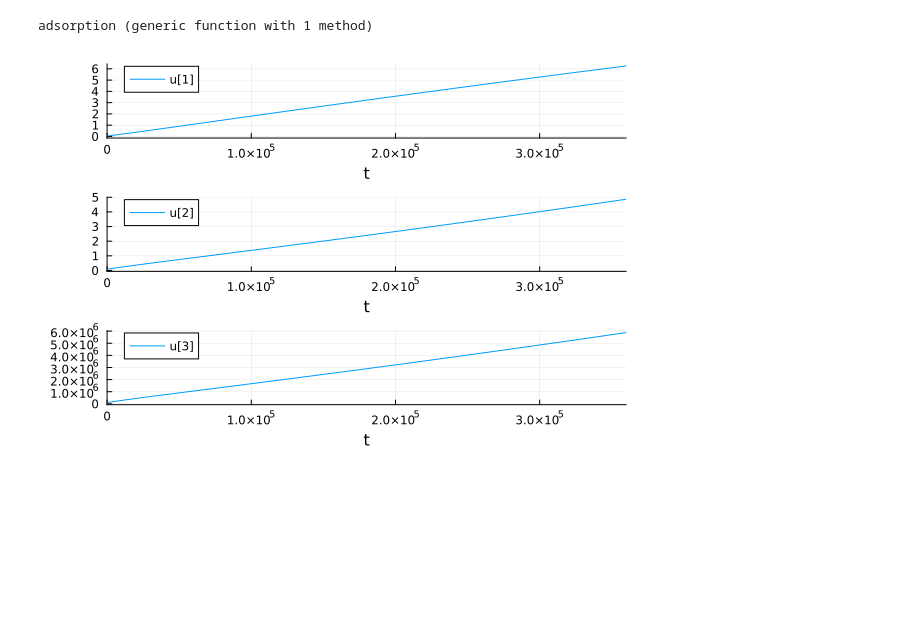
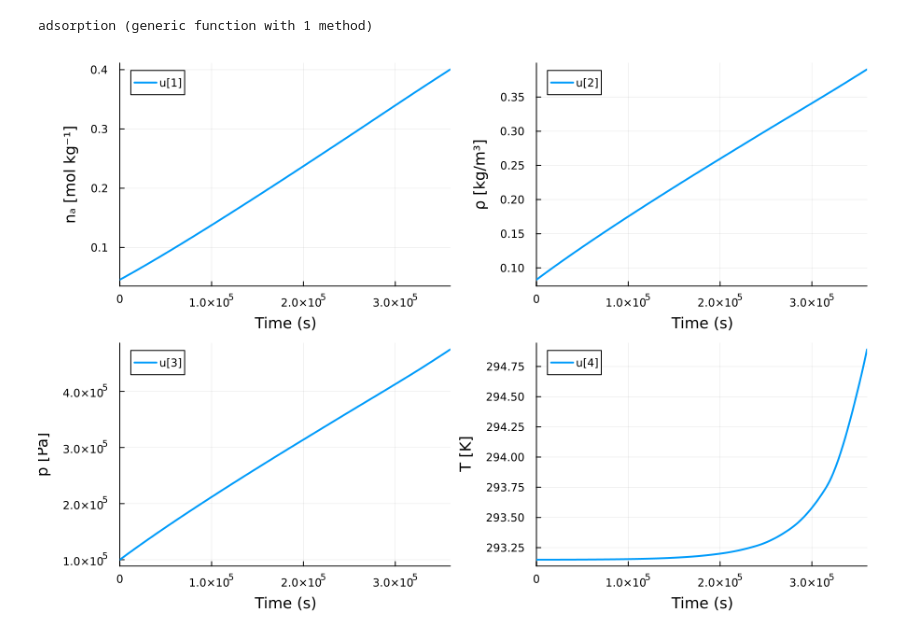
Before and after one commit to Kieraan/hydrogen_adsorption, a Jupyter notebook: spherical-adsorption_lumped.ipynb, the cells around one changed output. Cells and saved outputs as stored; diff of their text form; code cells hidden in the pictures; blank space fills up the shorter version.

Commit message:
Solved system with better graphs

```diff
--- a/spherical-adsorption_lumped.ipynb
+++ b/spherical-adsorption_lumped.ipynb
@@ -26,11 +31,12 @@ n_A es u[0],rho_H2 es u[1]
 # %%
+# Non lumped version of the model parameters
 # Adsorption
 ε = 0.49 # Porosity
 ρ_b = 517.6 # Activated carbon density / kg m^-3
 MW = 2.0159 * 10^-3 # kg/mol
-V = 1.5e-4 # Tank volume
+V = 2.4946e-3 # Tank volume
 ṁₛ = 2.354e-9 # kg / s
-T = 293.15 # K
+Tᵢ = 293.15 # K
 
 # Equilibrium parameters
 R = 8.314 # Gas constant / J / mol / K
@@ -38,4 +44,4 @@ R = 8.314 # Gas constant / J / mol / K
 β = 18.9 # Isotherm parameter / -
 p₀ = 1.47e9 # Saturation pressure / Pa
 n₀ = 71.6 # Cantidad limite de adsorcion (mol kg-1)
-m = 2.0 # magical parameter
+m = 2.0; # magical parameter
@@ -43,0 +48,9 @@ m = 2.0 # magical parameter
+# %%
+# Aditional parameters for lumped model
+ΔH = 3185 # Isostoric heat of adsorption / J / mol
+Aₑ = 0.1277 # Heat transfer area / m^2
+h_f = 36 # Heat transfer coefficient / W / m^2 / K
+cₚₛ = 10167 # Heat capacity of the hydrogen / J / kg / K
+cₚ_b = 825 # Heat capacity of the activated carbon / J / kg / K
+hₛ = 3986.8 # Enthalpy of the hydrogen / J / kg
+T_f = 293.15 # Temperature of the exterior / K
@@ -48,7 +63,7 @@ http://www.coolprop.org/coolprop/wrappers/Julia/
 # %%
 function adsorption(out, du, u, par, t)
     # Unpacking variables
-    nₐ, ρ, p = u
+    nₐ, ρ, p, T = u
 
    #print(exp(-(R*T/(α+β*T))^m * (log(p₀/p))^m ))
 
@@ -60,6 +75,8 @@ function adsorption(out, du, u, par, t)
     # p-rho-T through ideal gas
     out[3] = p - ρ*R*T / MW
 
+    out[4] = (cₚₛ*ρ*ε + cₚ_b*ρ_b*(1-ε)) * du[4] - (h_f*Aₑ*(T - T_f)) - (hₛ*ṁₛ) - MW*ρ_b*ΔH*du[1]
+
     # print("\n p_calc", ρ*R*T / MW)
 
     #print("\nout1", out[1])
@@ -73,29 +90,29 @@ adsorption (generic function with 1 method)
 # %%
 # Hydrogen at 1 atm at the beginning of the charging period
 pᵢ = 1e5 # Pa
-ρ₀ = pᵢ/( (R/MW) *T)
+ρ₀ = pᵢ/( (R/MW) * Tᵢ)
 
 # Consistent initial conditions for adsorbed mass in hydrogen
 # this formula MUST be used if no mass transfer coefficient is used
 # (instantaneous equilibrium)
-na₀ = n₀ * exp( - (R*T/(α+β*T))^m * (log(p₀/pᵢ))^m )
+na₀ = n₀ * exp( - (R*T/(α+β*Tᵢ))^m * (log(p₀/pᵢ))^m )
 
-u₀ = [na₀, ρ₀ , pᵢ]
+u₀ = [na₀, ρ₀ , pᵢ, Tᵢ]
 
 # Initial estimates of temporal variables
-du₀ = [1e-4, 1e-4, 1e-4]
+du₀ = [1e-4, 1e-4, 1e-4, 1e-4]
 
 # Tiempo de integración
 tspan = (0.0, 3600*100)
 
 # Variables that appear explicitely as derivatives du
-differential_vars = [true, true, false]
+differential_vars = [true, true, false, true]
 
 # Differential algebraic problem for sundials
-prob = DAEProblem(adsorption,du₀,u₀,tspan,differential_vars=differential_vars)
+prob = DAEProblem(adsorption, du₀, u₀, tspan, differential_vars=differential_vars)
 
 sol_2= solve(prob,IDA());
 # %%
-plot(sol_2, layout = (1,3))
+plot(sol_2, layout = 4, ylabel = ["nₐ [mol kg⁻¹]" "ρ [kg/m³]" "p [Pa]" "T [K]"], xlabel = "Time (s)", lw = 2, size = (900, 600))
 # %% [output]
-[figure, old version]
+[figure, new version]
```
Also changed, not shown: parts of 4 cells of this notebook.
